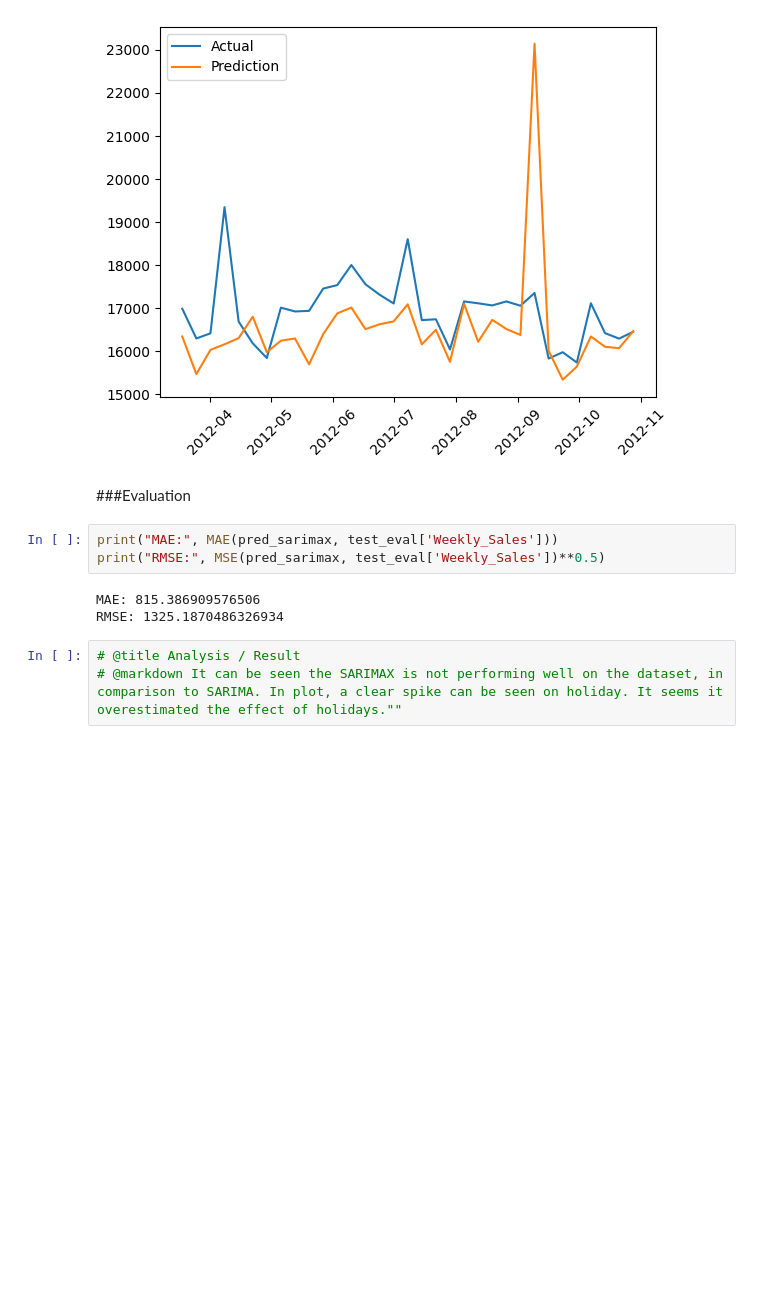
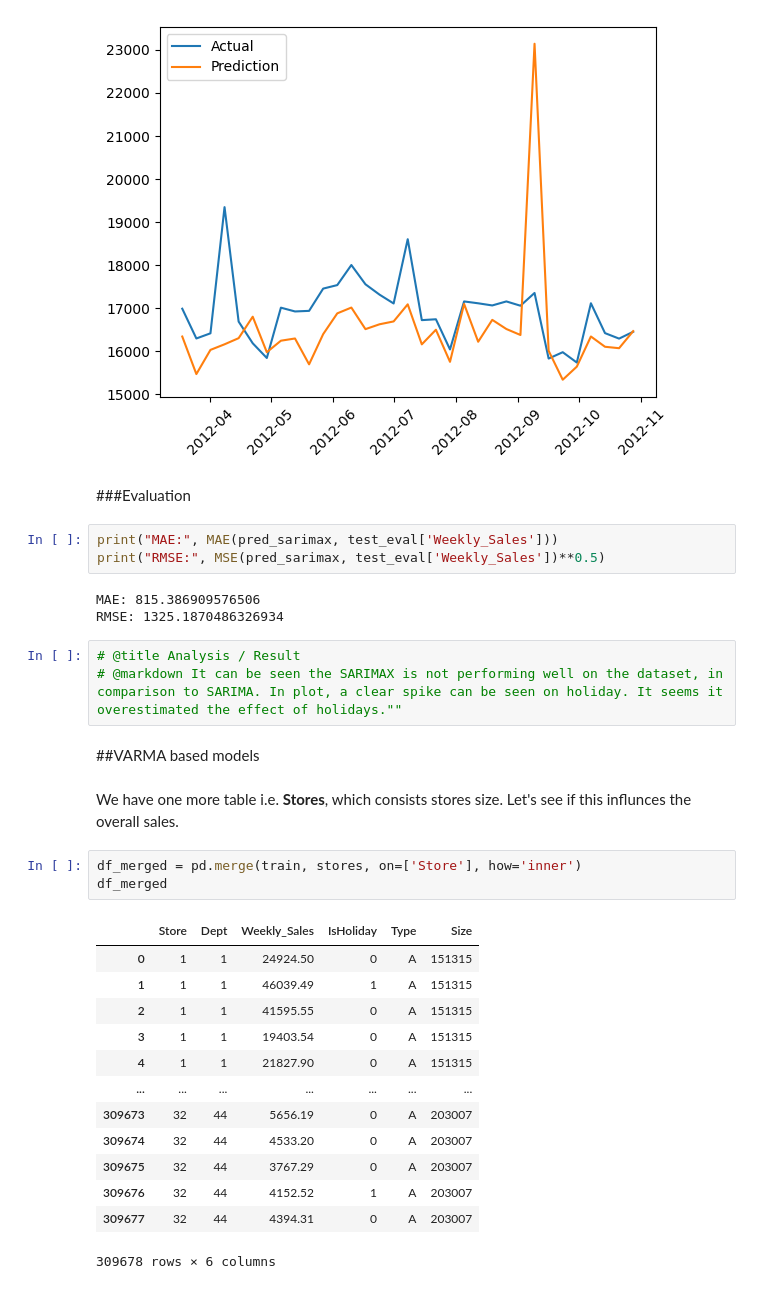
Before and after one commit to ManuSinghYadav/Walmart-Sales-Forecast, a Jupyter notebook: Walmart_Sales_Forecast.ipynb, the cells around one changed output. Cells and saved outputs as stored; diff of their text form; blank space fills up the shorter version.

```diff
--- a/Walmart_Sales_Forecast.ipynb
+++ b/Walmart_Sales_Forecast.ipynb
@@ -324,3 +316,24 @@ RMSE: 1325.1870486326934
 # %%
 # @title Analysis / Result
 # @markdown It can be seen the SARIMAX is not performing well on the dataset, in comparison to SARIMA. In plot, a clear spike can be seen on holiday. It seems it overestimated the effect of holidays.""
+# %% [markdown]
+##VARMA based models
+# %% [markdown]
+We have one more table i.e. **Stores**, which consists stores size. Let's see if this influnces the overall sales.
+# %%
+df_merged = pd.merge(train, stores, on=['Store'], how='inner')
+df_merged
+# %% [output]
+|  | Store | Dept | Weekly_Sales | IsHoliday | Type | Size |
+| 0 | 1 | 1 | 24924.50 | 0 | A | 151315 |
+| 1 | 1 | 1 | 46039.49 | 1 | A | 151315 |
+| 2 | 1 | 1 | 41595.55 | 0 | A | 151315 |
+| 3 | 1 | 1 | 19403.54 | 0 | A | 151315 |
+| 4 | 1 | 1 | 21827.90 | 0 | A | 151315 |
+| ... | ... | ... | ... | ... | ... | ... |
+| 309673 | 32 | 44 | 5656.19 | 0 | A | 203007 |
+| 309674 | 32 | 44 | 4533.20 | 0 | A | 203007 |
+| 309675 | 32 | 44 | 3767.29 | 0 | A | 203007 |
+| 309676 | 32 | 44 | 4152.52 | 1 | A | 203007 |
+| 309677 | 32 | 44 | 4394.31 | 0 | A | 203007 |
+309678 rows × 6 columns
```
Also changed, not shown: parts of 16 cells of this notebook.
